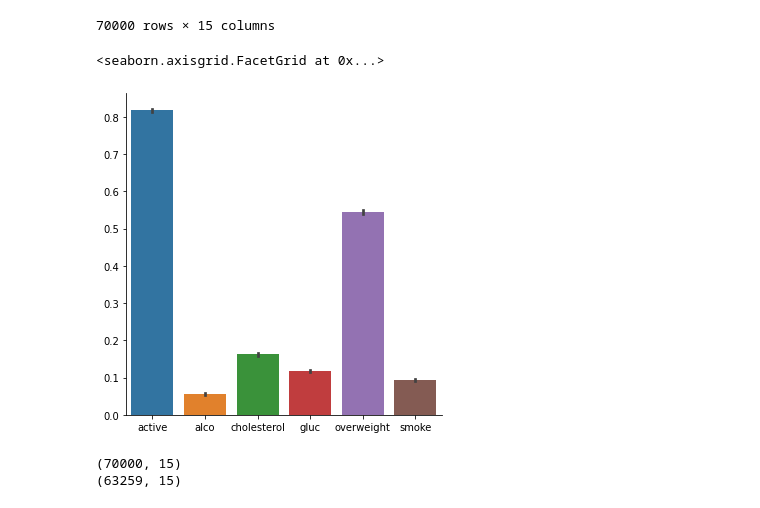
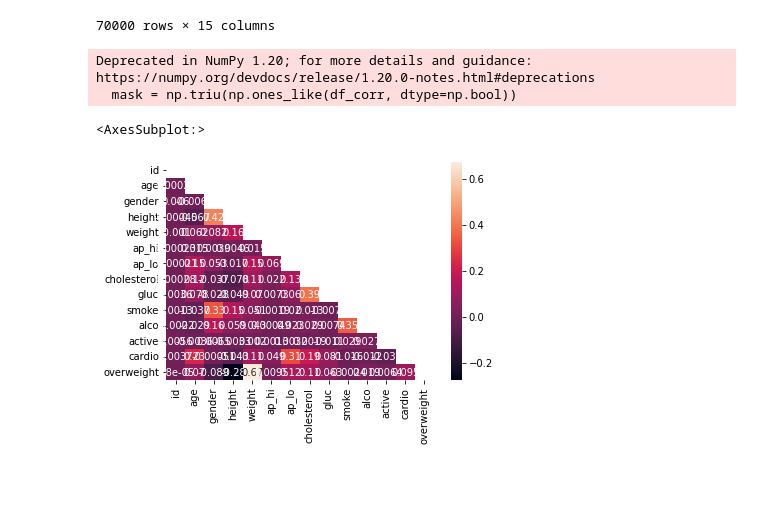
Before and after one commit to JavierRojas14/Medical_Data_Visualizer, a Jupyter notebook: medical_examination.ipynb, the cells around one changed output. Drawn from its saved outputs; the diff is of its cells as text; code cells hidden in the pictures; blank space fills up the shorter version.

```diff
--- a/medical_examination.ipynb
+++ b/medical_examination.ipynb
@@ -33,41 +33,33 @@ df
 | 69998 | 99998 | 22431 | 1 | 163 | 72.0 | 135 | 80 | 0 | 1 | 0 | 0 | ... |
 | 69999 | 99999 | 20540 | 1 | 170 | 72.0 | 120 | 80 | 1 | 0 | 0 | 0 | ... |
 70000 rows × 15 columns
-# %%
-datos_0 = df[df['cardio'] == 0]
-
-columnas = ['active', 'alco', 'cholesterol', 'gluc', 'overweight', 'smoke']
-datos_relevantes = datos_0[columnas]
-
-sns.catplot(data = datos_relevantes, kind = 'bar')
-# %% [output]
-<seaborn.axisgrid.FacetGrid at 0x...>
-[figure, removed]
 # %%
 # Clean the data. Filter out the following patient segments that represent incorrect data:
 # diastolic pressure is higher than systolic (Keep the correct data with (df['ap_lo'] <= df['ap_hi']))
 # height is less than the 2.5th percentile (Keep the correct data with (df['height'] >= df['height'].quantile(0.025)))
 # height is more than the 97.5th percentile
 # weight is less than the 2.5th percentile
 # weight is more than the 97.5th percentile
-
-original = df.shape
 
 mask_diastolic = df['ap_lo'] <= df['ap_hi']
 
 mask_height_1 = df['height'] >= df['height'].quantile(0.025)
 mask_height_2 = df['height'] <= df['height'].quantile(0.975)
 
 mask_weight_1 = df['weight'] >= df['weight'].quantile(0.025)
 mask_weight_2 = df['weight'] <= df['weight'].quantile(0.975)
 
-filtros = [mask_diastolic, mask_height_1, mask_height_2, mask_weight_1, mask_weight_2]
+mask_total = (mask_diastolic) & (mask_height_1) & (mask_height_2) & (mask_weight_1) & (mask_weight_2)
 
-for i in filtros:
-    df = df[i]
+df = df[mask_total]
 
-print(original)
-print(df.shape)
+df_corr = df.corr()
+df_corr.drop('BMI', inplace = True)
+df_corr.drop('BMI', axis = 1, inplace = True)
+
+mask = np.triu(np.ones_like(df_corr, dtype=np.bool))
 # %% [output]
-(70000, 15)
-(63259, 15)
+Deprecated in NumPy 1.20; for more details and guidance: https://numpy.org/devdocs/release/1.20.0-notes.html#deprecations
+  mask = np.triu(np.ones_like(df_corr, dtype=np.bool))
+<AxesSubplot:>
+[figure, added]
```
Also changed, not shown: parts of 2 cells of this notebook, 1 other file.
